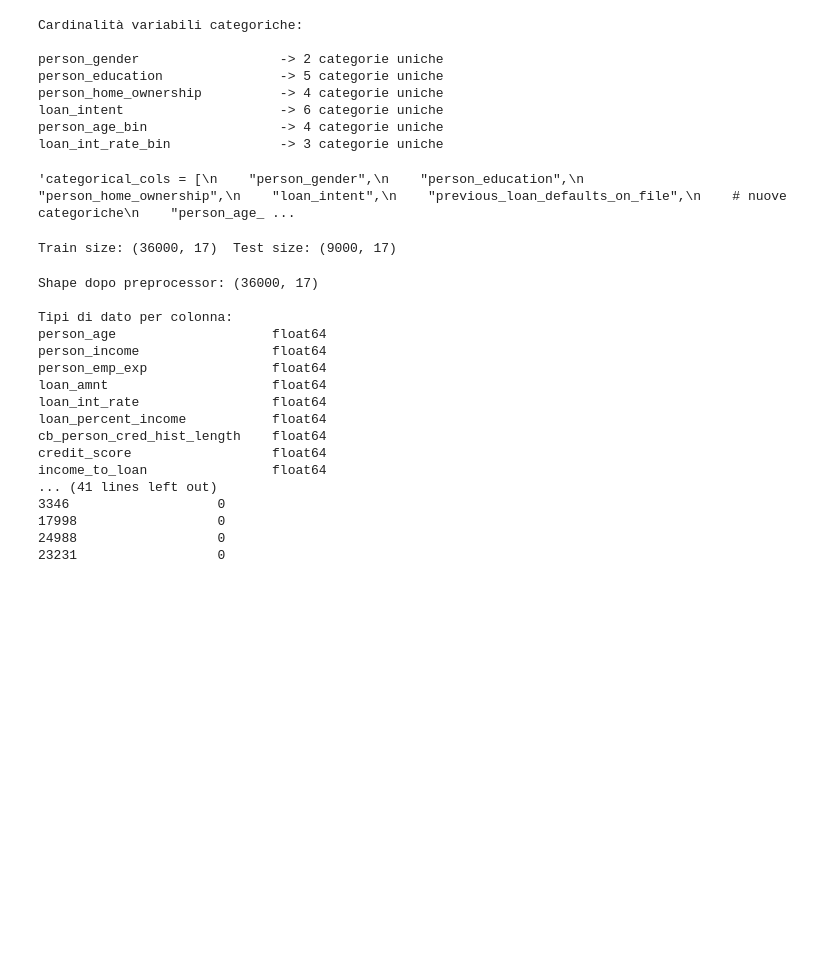
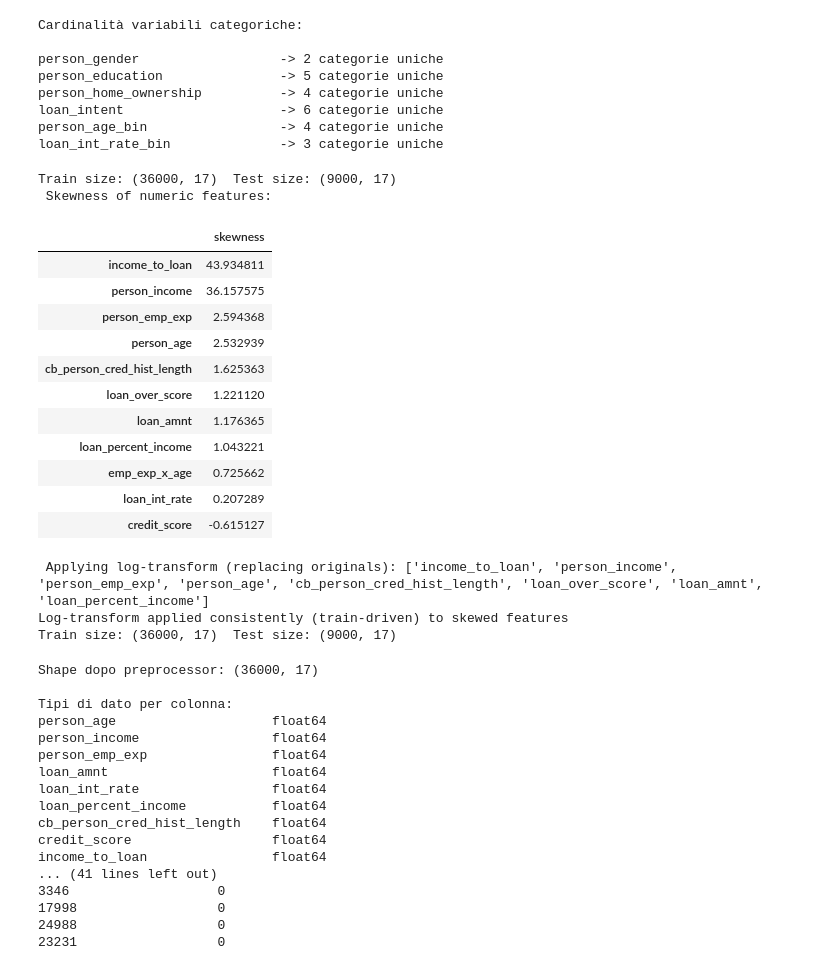
Before and after one commit to NicoBache/DMMLproject, a Jupyter notebook: DMML_CreditRisk_Notebook_Smtnc_ok.ipynb, the cells around one changed output. Cells and saved outputs as stored; diff of their text form; code cells hidden in the pictures; blank space fills up the shorter version.

```diff
--- a/DMML_CreditRisk_Notebook_Smtnc_ok.ipynb
+++ b/DMML_CreditRisk_Notebook_Smtnc_ok.ipynb
@@ -398,64 +387,53 @@ person_home_ownership          -> 4 categorie uniche
 loan_intent                    -> 6 categorie uniche
 person_age_bin                 -> 4 categorie uniche
 loan_int_rate_bin              -> 3 categorie uniche
-# %%
-"""# ===========================
-# Baseline pipeline (no SMOTENC)
-# ===========================
-pipelines_no_smote = {
-    name: Pipeline([
-        ('preprocessor', preprocessor),
-        ('classifier', model)
-    ])
-    for name, model in models.items()
-}
-"""
-
-"""categorical_cols = [
-    "person_gender",
-    "person_education",
-    "person_home_ownership",
-    "loan_intent",
-    "previous_loan_defaults_on_file",
-    # nuove categoriche
-    "person_age_bin",
-    "loan_int_rate_bin"
-]
-
-numeric_cols = [
-    "person_age",
-    "person_income",
-    "person_emp_exp",
-    "loan_amnt",
-    "loan_int_rate",
-    "loan_percent_income",
-    "cb_person_cred_hist_length",
-    "credit_score",
-    # nuove numeriche
-    "income_to_loan",
-    "emp_exp_x_age",
-    "loan_over_score"
-]
-"""
-# %% [output]
-'categorical_cols = [\n    "person_gender",\n    "person_education",\n    "person_home_ownership",\n    "loan_intent",\n    "previous_loan_defaults_on_file",\n    # nuove categoriche\n    "person_age_ ...
 # %%
-
 # ===========================
 # Train/test split (no SMOTE here)
 # ===========================
 from sklearn.model_selection import train_test_split
 
 X = df_work.drop(columns=[TARGET])
 y = df_work[TARGET]
 
 X_train, X_test, y_train, y_test = train_test_split(
     X, y, test_size=0.2, stratify=y, random_state=42
 )
 
 print("Train size:", X_train.shape, " Test size:", X_test.shape)
+
+# 1) Decidi e applica la log-transform SOLO sul train (niente leakage)
+X_train, skewness, log_candidates, log_shifts = auto_log_transform_replace(
+    X_train.copy(),  # copy per sicurezza
+    exclude_cols=None
+)
+
+# 2) Applica le *stesse* trasformazioni al test riusando gli shift del train
+for col in log_candidates:
+    shift = log_shifts[col]
+    # floor di sicurezza per evitare log1p di valori <= 0 in edge cases
+    X_test.loc[:, col] = np.log1p(np.maximum(X_test[col] + shift, 1e-9))
+
+print("Log-transform applied consistently (train-driven) to skewed features")
+print("Train size:", X_train.shape, " Test size:", X_test.shape)
 # %% [output]
 Train size: (36000, 17)  Test size: (9000, 17)
+ Skewness of numeric features:
+|  | skewness |
+| income_to_loan | 43.934811 |
+| person_income | 36.157575 |
+| person_emp_exp | 2.594368 |
+| person_age | 2.532939 |
+| cb_person_cred_hist_length | 1.625363 |
+| loan_over_score | 1.221120 |
+| loan_amnt | 1.176365 |
+| loan_percent_income | 1.043221 |
+| emp_exp_x_age | 0.725662 |
+| loan_int_rate | 0.207289 |
+| credit_score | -0.615127 |
+ Applying log-transform (replacing originals): ['income_to_loan', 'person_income', 'person_emp_exp', 'person_age', 'cb_person_cred_hist_length', 'loan_over_score', 'loan_amnt', 'loan_percent_income']
+Log-transform applied consistently (train-driven) to skewed features
+Train size: (36000, 17)  Test size: (9000, 17)
 # %%
 # ===========================
 # DEBUG: Controllo dimensione feature dopo il preprocessor
```
Also changed, not shown: parts of 12 cells of this notebook, 5 other files.
